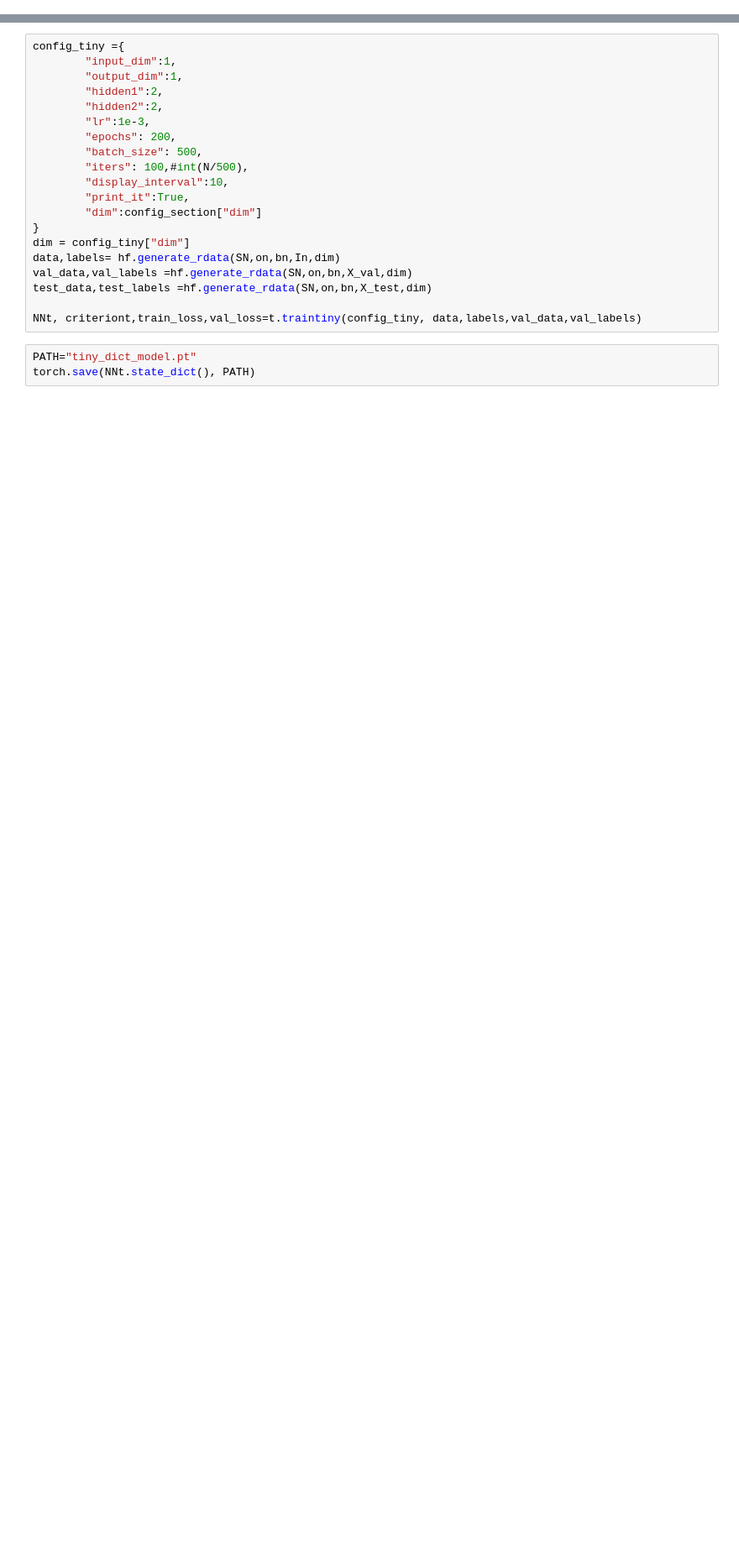
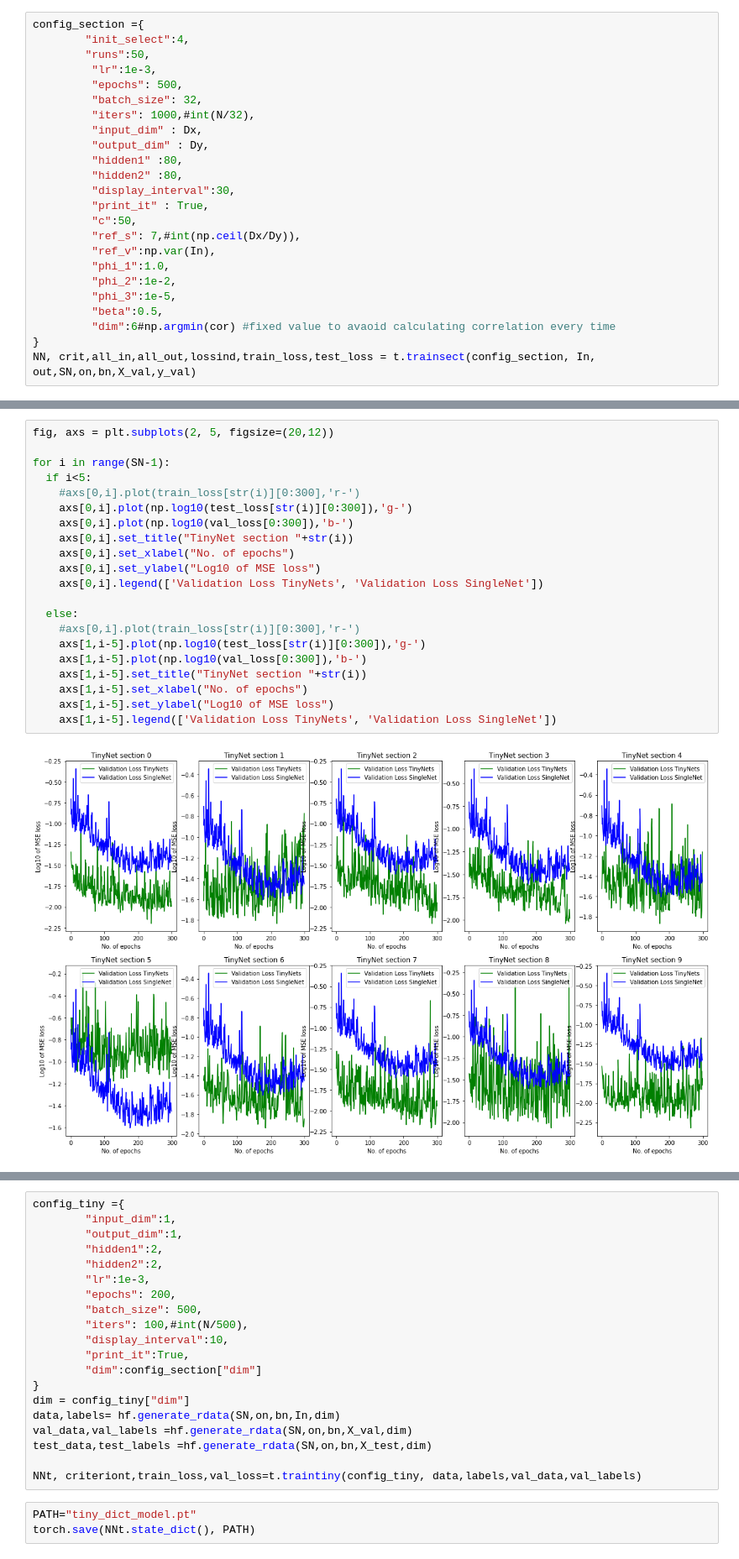
Before and after one commit to Maham-H/TinyNets, a Jupyter notebook: Mainfile.ipynb, the cells around one changed output, grey strips where cells are left out. Shown at 84% size. Saved outputs shown, nothing was run; the diff lists cells and outputs as text; blank space fills up the shorter version.

```diff
--- a/Mainfile.ipynb
+++ b/Mainfile.ipynb
@@ -180,0 +338,24 @@ for i in range(SN):
+# %%
+config_section ={
+        "init_select":4,
+        "runs":50,
+         "lr":1e-3,
+         "epochs": 500,
+         "batch_size": 32,
+         "iters": 1000,#int(N/32),
+         "input_dim" : Dx,
+         "output_dim" : Dy,
+         "hidden1" :80,
+         "hidden2" :80,
+         "display_interval":30,
+         "print_it" : True,
+         "c":50,
+         "ref_s": 7,#int(np.ceil(Dx/Dy)),
+         "ref_v":np.var(In),
+         "phi_1":1.0,
+         "phi_2":1e-2,
+         "phi_3":1e-5,
+         "beta":0.5,
+         "dim":6#np.argmin(cor) #fixed value to avaoid calculating correlation every time
+}
+NN, crit,all_in,all_out,lossind,train_loss,test_loss = t.trainsect(config_section, In, out,SN,on,bn,X_val,y_val)
@@ -180,0 +424,23 @@ for i in range(SN):
+# %%
+fig, axs = plt.subplots(2, 5, figsize=(20,12))
+
+for i in range(SN-1):
+  if i<5:
+    #axs[0,i].plot(train_loss[str(i)][0:300],'r-')
+    axs[0,i].plot(np.log10(test_loss[str(i)][0:300]),'g-')
+    axs[0,i].plot(np.log10(val_loss[0:300]),'b-')
+    axs[0,i].set_title("TinyNet section "+str(i))
+    axs[0,i].set_xlabel("No. of epochs")
+    axs[0,i].set_ylabel("Log10 of MSE loss")
+    axs[0,i].legend(['Validation Loss TinyNets', 'Validation Loss SingleNet'])
+
+  else:
+    #axs[0,i].plot(train_loss[str(i)][0:300],'r-')
+    axs[1,i-5].plot(np.log10(test_loss[str(i)][0:300]),'g-')
+    axs[1,i-5].plot(np.log10(val_loss[0:300]),'b-')
+    axs[1,i-5].set_title("TinyNet section "+str(i))
+    axs[1,i-5].set_xlabel("No. of epochs")
+    axs[1,i-5].set_ylabel("Log10 of MSE loss")
+    axs[1,i-5].legend(['Validation Loss TinyNets', 'Validation Loss SingleNet'])
+# %% [output]
+[figure, added]
```
Also changed, not shown: parts of 21 cells of this notebook.
